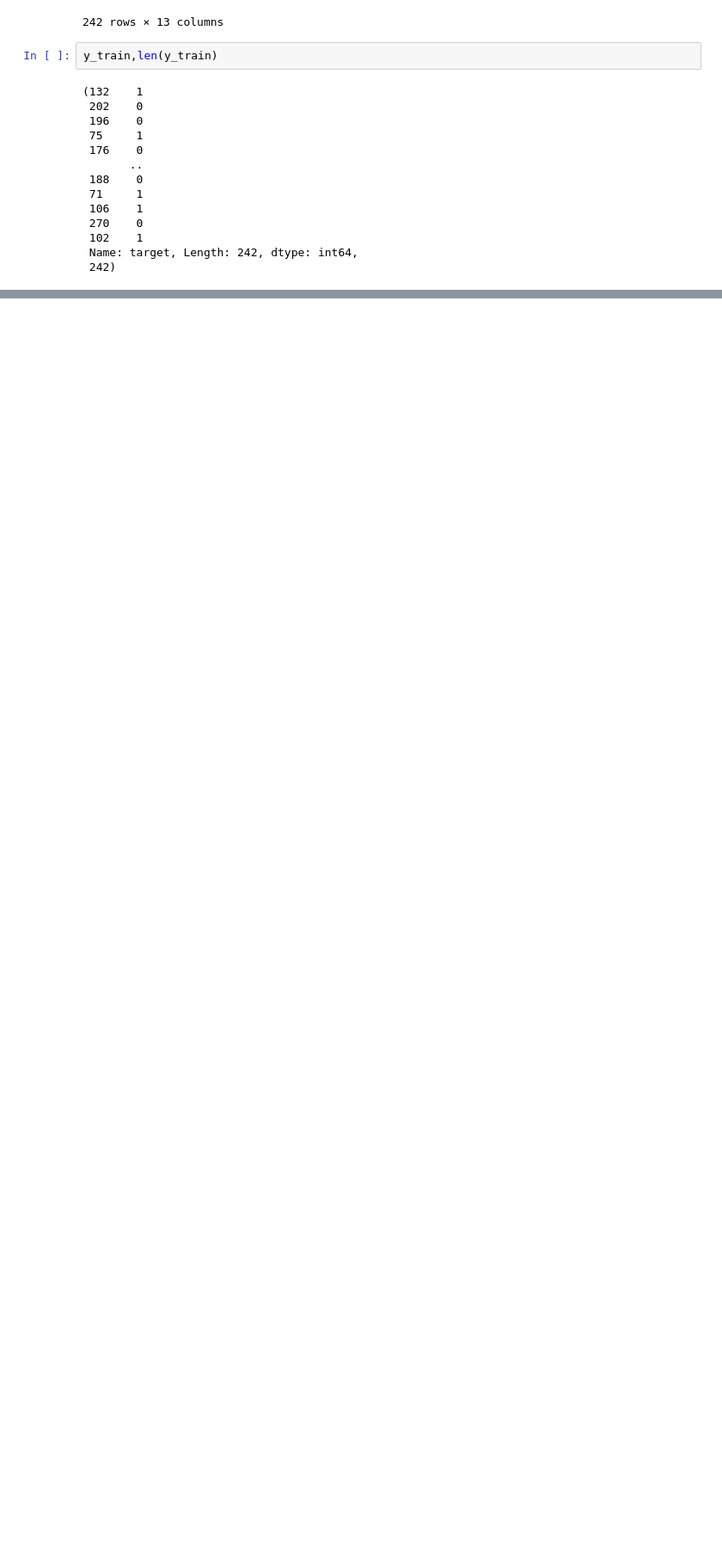
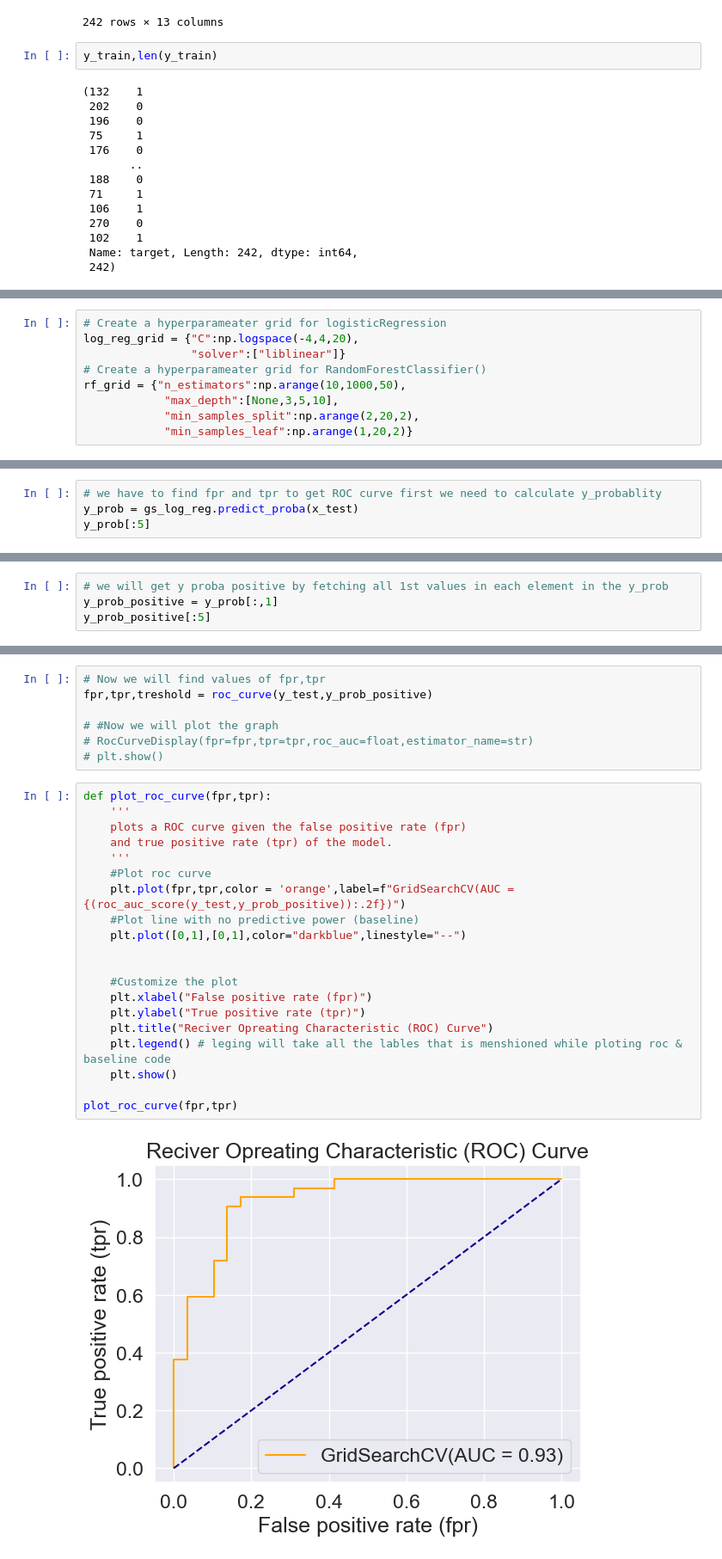
Before and after one commit to Animesh2473/Heart_disease_report_by_Machine_learning_-ML-Poject-1-, a Jupyter notebook: end-to-end-heart-disease-classification.ipynb, the cells around one changed output, grey strips where cells are left out. Shown at 86% size. Drawn from its saved outputs; the diff is of its cells as text; blank space fills up the shorter version.

```diff
--- a/end-to-end-heart-disease-classification.ipynb
+++ b/end-to-end-heart-disease-classification.ipynb
@@ -427,0 +550,9 @@ And we will test it (use patterns) on the test set.
+# %%
+# Create a hyperparameater grid for logisticRegression
+log_reg_grid = {"C":np.logspace(-4,4,20),
+                "solver":["liblinear"]}
+# Create a hyperparameater grid for RandomForestClassifier()
+rf_grid = {"n_estimators":np.arange(10,1000,50),
+            "max_depth":[None,3,5,10],
+            "min_samples_split":np.arange(2,20,2),
+            "min_samples_leaf":np.arange(1,20,2)}
@@ -427,0 +713,4 @@ And we will test it (use patterns) on the test set.
+# %%
+# we have to find fpr and tpr to get ROC curve first we need to calculate y_probablity
+y_prob = gs_log_reg.predict_proba(x_test)
+y_prob[:5]
@@ -427,0 +723,4 @@ And we will test it (use patterns) on the test set.
+# %%
+# we will get y proba positive by fetching all 1st values in each element in the y_prob
+y_prob_positive = y_prob[:,1]
+y_prob_positive[:5]
@@ -427,0 +729,29 @@ And we will test it (use patterns) on the test set.
+# %%
+# Now we will find values of fpr,tpr
+fpr,tpr,treshold = roc_curve(y_test,y_prob_positive)
+
+# #Now we will plot the graph
+# RocCurveDisplay(fpr=fpr,tpr=tpr,roc_auc=float,estimator_name=str)
+# plt.show()
+# %%
+def plot_roc_curve(fpr,tpr):
+    '''
+    plots a ROC curve given the false positive rate (fpr)
+    and true positive rate (tpr) of the model.
+    '''
+    #Plot roc curve
+    plt.plot(fpr,tpr,color = 'orange',label=f"GridSearchCV(AUC = {(roc_auc_score(y_test,y_prob_positive)):.2f})")
+    #Plot line with no predictive power (baseline)
+    plt.plot([0,1],[0,1],color="darkblue",linestyle="--")
+
+
+    #Customize the plot
+    plt.xlabel("False positive rate (fpr)")
+    plt.ylabel("True positive rate (tpr)")
+    plt.title("Reciver Opreating Characteristic (ROC) Curve")
+    plt.legend() # leging will take all the lables that is menshioned while ploting roc & baseline code
+    plt.show()
+
+plot_roc_curve(fpr,tpr)
+# %% [output]
+[figure, added]
```
Also changed, not shown: parts of 32 cells of this notebook.
